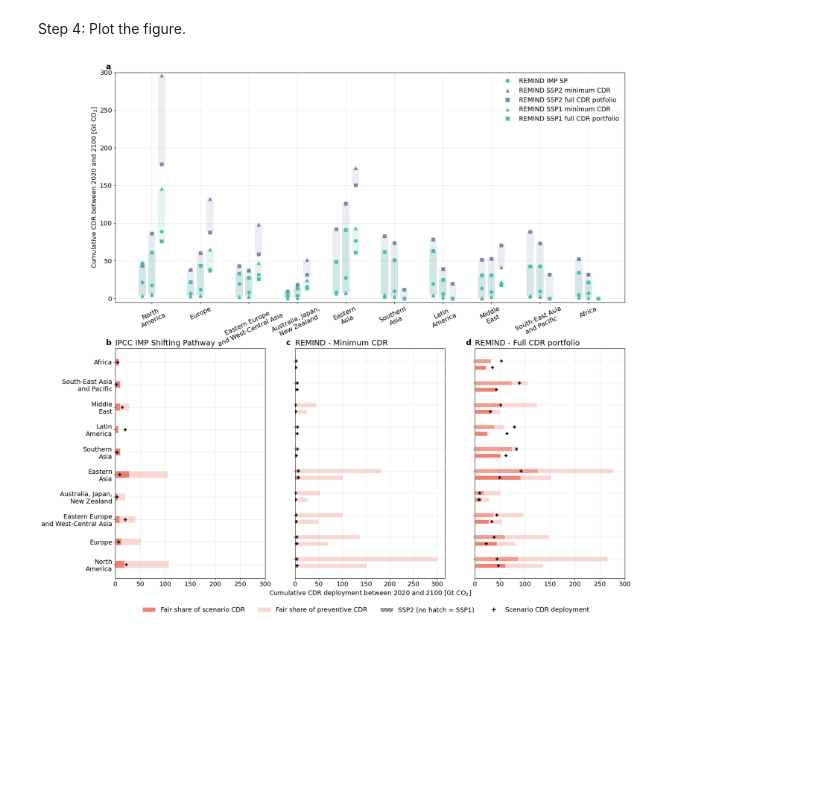
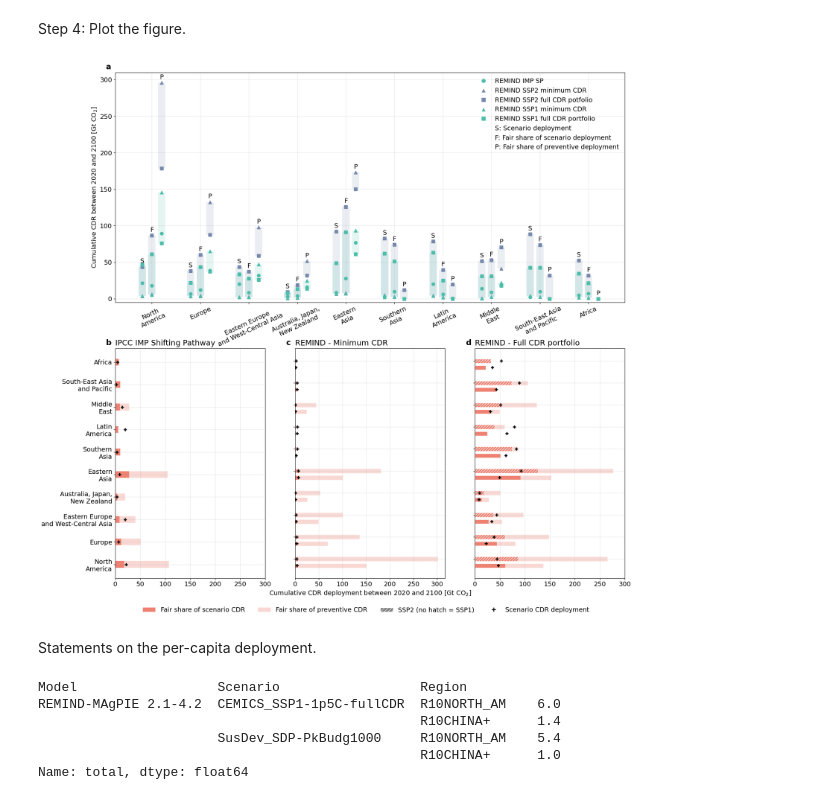
Before and after one commit to gaurav-ganti/cdr_climate_uncertainty, a Jupyter notebook: notebooks/603_figure3.ipynb, the cells around one changed output. Drawn from its saved outputs; the diff is of its cells as text; code cells hidden in the pictures; blank space fills up the shorter version.

Commit message:
Update figure 3

```diff
--- a/notebooks/603_figure3.ipynb
+++ b/notebooks/603_figure3.ipynb
@@ -80,6 +80,7 @@ fig, ax = plt.subplot_mosaic(
 
 labels = []
 # Go through each region
+annot = ['S','F','P']
 for i, region in enumerate(region_order):
     reg = df.loc[pd.IndexSlice[:, :, region], :]
     for j, col in enumerate(['Carbon Dioxide Removal|NovelCmltv', 'Carbon Dioxide Removal|Novel|FairShare', 'Carbon Dioxide Removal|Novel [p90]|Additional|FairShare']):
@@ -93,6 +94,12 @@ for i, region in enumerate(region_order):
             color='#7688ab',
             alpha=0.15,
             width=0.15
+        )
+        ax['a'].text(
+            loc,
+            ssp2_data.max()+5,
+            annot[j],
+            ha='center'
         )
         for scen in ssp2_type:
             ax['a'].plot(
@@ -121,7 +128,7 @@ for i, region in enumerate(region_order):
     labels.append(region_renaming[region])
 # Grid
 ax['a'].grid(alpha=0.2)
-ax['a'].set_ylim(-5, 300)
+ax['a'].set_ylim(-5, 310)
 ax['a'].set_xticks(range(10))
 ax['a'].set_xticklabels(labels, rotation=25)
 ax['a'].set_ylabel(
@@ -234,37 +241,43 @@ ax['d'].set_title('REMIND - Full CDR portfolio', loc='left')
 
 # add the subplot annotations
 for label, a in ax.items():
     trans = mtransforms.ScaledTranslation(-20/72, 7/72, fig.dpi_scale_trans)
     a.text(0.0, 1.0, label, transform=a.transAxes + trans, weight='bold', fontsize='large')
     a.grid(alpha=0.3)
 
 legend_panel_a = [
     Line2D([0], [0], color='w', marker='o', markerfacecolor='#4dbdab', linestyle='None', markersize=10, label='REMIND IMP SP'),
     Line2D([0], [0], color='w', marker='^', linestyle='None', markerfacecolor='#7688ab', markersize=10, label='REMIND SSP2 minimum CDR'),
     Line2D([0], [0], color='w', marker='s', linestyle='None', markerfacecolor='#7688ab', markersize=10, label='REMIND SSP2 full CDR potfolio'),
     Line2D([0], [0], color='w', marker='^', linestyle='None', markerfacecolor='#4dbdab', markersize=10, label='REMIND SSP1 minimum CDR'),
     Line2D([0], [0], color='w', marker='s', linestyle='None', markerfacecolor='#4dbdab', markersize=10, label='REMIND SSP1 full CDR portfolio'),
+    Line2D([0], [0], color='w', label='S: Scenario deployment'),
+    Line2D([0], [0], color='w', label='F: Fair share of scenario deployment'),
+    Line2D([0], [0], color='w', label='P: Fair share of preventive deployment'),
 ]
 ax['a'].legend(handles=legend_panel_a, frameon=False)
 
 legend_panel_b_d = [
     Patch(facecolor='#ee8172', label='Fair share of scenario CDR'),
     Patch(facecolor='#ee8172', alpha=0.3, label='Fair share of preventive CDR'),
     Patch(facecolor='grey', hatch='///', edgecolor='white', label='SSP2 (no hatch = SSP1)'),
     Line2D([0], [0], color='w', marker='P', markerfacecolor='black', linestyle='None', markersize=10, label='Scenario CDR deployment')
 ]
 ax['c'].set_xlabel('Cumulative CDR deployment between 2020 and 2100 [Gt CO$_2$]')
 ax['d'].legend(
     handles=legend_panel_b_d,
     bbox_to_anchor=(0.8, -0.1), ncol=4,
     frameon=False
 )
+
 fig.tight_layout()
 # %% [output]
-[figure, old version]
+[figure, new version]
 # %%
 fig.savefig(
     Path('../results/Figure3.png'),
     dpi=600,
     bbox_inches='tight'
 )
+# %% [markdown]
+Statements on the per-capita deployment.
@@ -270,0 +295,9 @@ fig.savefig(
+# %%
+percap_for_statements
+# %% [output]
+Model                  Scenario                  Region
+REMIND-MAgPIE 2.1-4.2  CEMICS_SSP1-1p5C-fullCDR  R10NORTH_AM    6.0
+                                                 R10CHINA+      1.4
+                       SusDev_SDP-PkBudg1000     R10NORTH_AM    5.4
+                                                 R10CHINA+      1.0
+Name: total, dtype: float64
```
Also changed, not shown: parts of 2 cells of this notebook.
